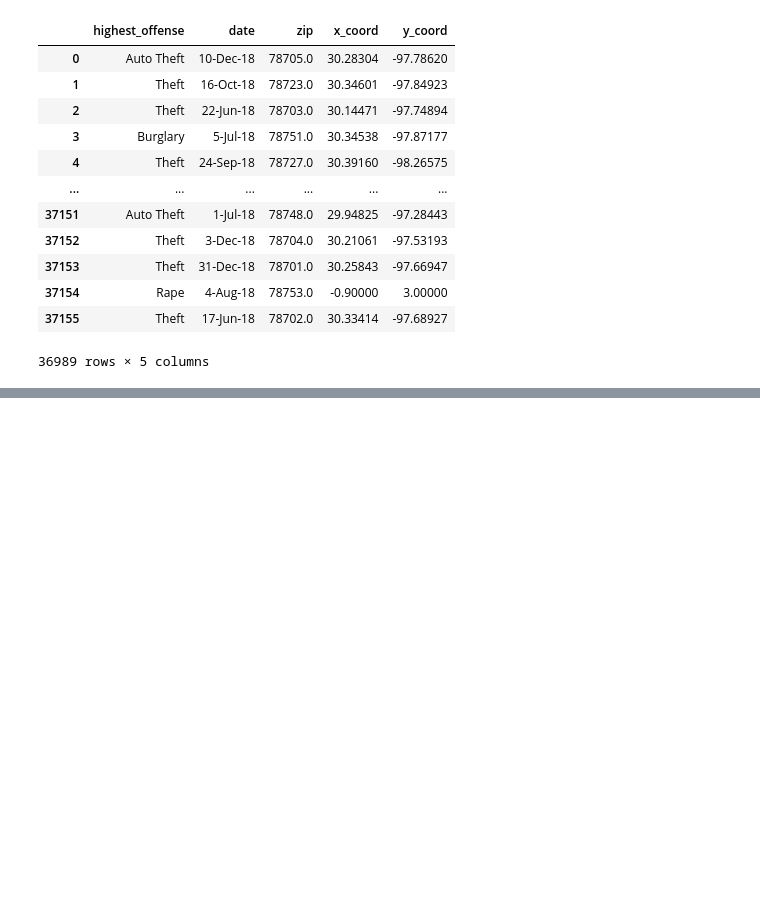
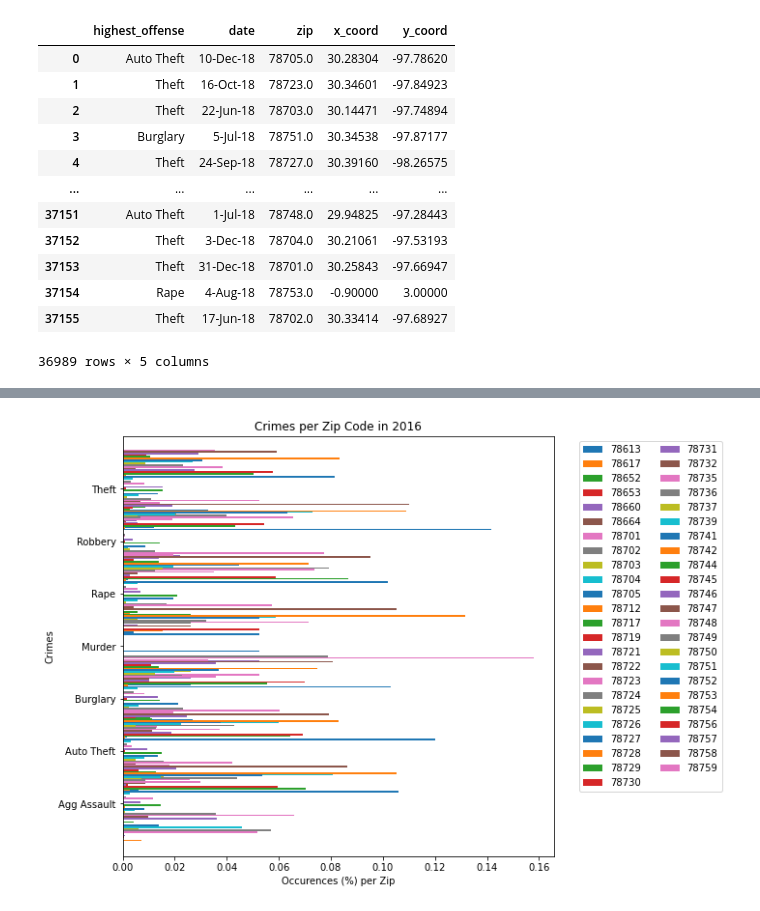
Before and after one commit to abstatz/Project-3, a Jupyter notebook: AustinAPI.ipynb, the cells around one changed output, grey strips where cells are left out. Drawn from its saved outputs; the diff is of its cells as text; code cells hidden in the pictures; blank space fills up the shorter version.

```diff
--- a/AustinAPI.ipynb
+++ b/AustinAPI.ipynb
@@ -308,0 +291,11 @@ plt.show()
+# %%
+# 2016
+pd.crosstab(new_16['highest_offense'],new_16['zip'].astype(int),normalize="index").plot.barh(stacked=False, width = 1.5)
+plt.legend(loc='upper right',ncol=2, bbox_to_anchor=(1.4, 1))
+plt.gcf().set_size_inches(8, 8)
+plt.xlabel('Occurences (%) per Zip')
+plt.ylabel('Crimes')
+plt.title('Crimes per Zip Code in 2016')
+plt.show()
+# %% [output]
+[figure, added]
```
Also changed, not shown: parts of 10 cells of this notebook, 8 other files.
